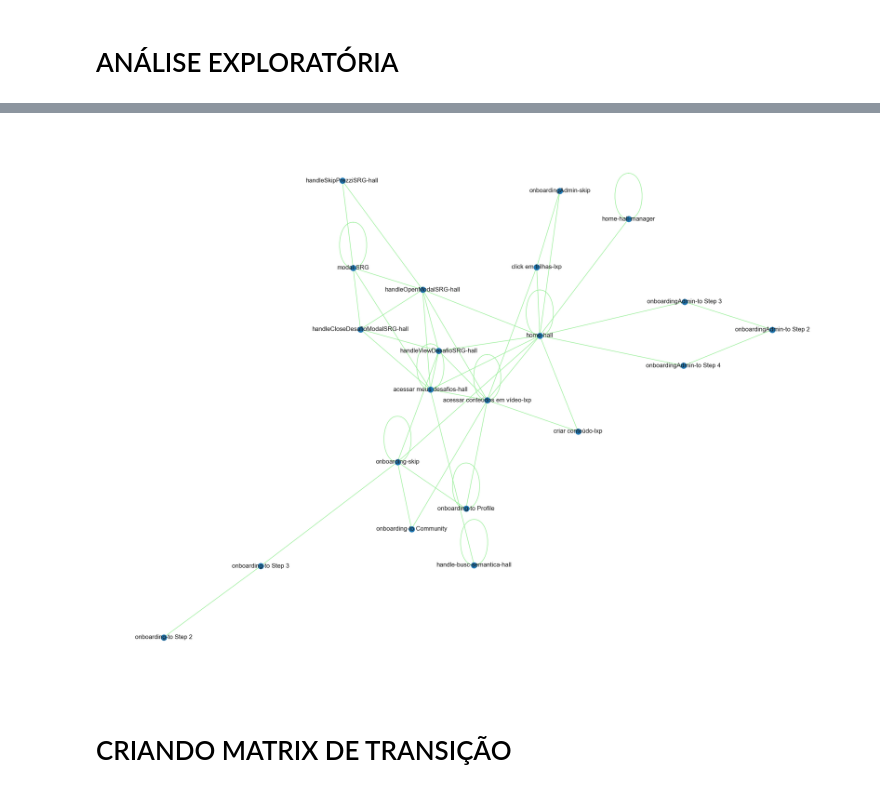
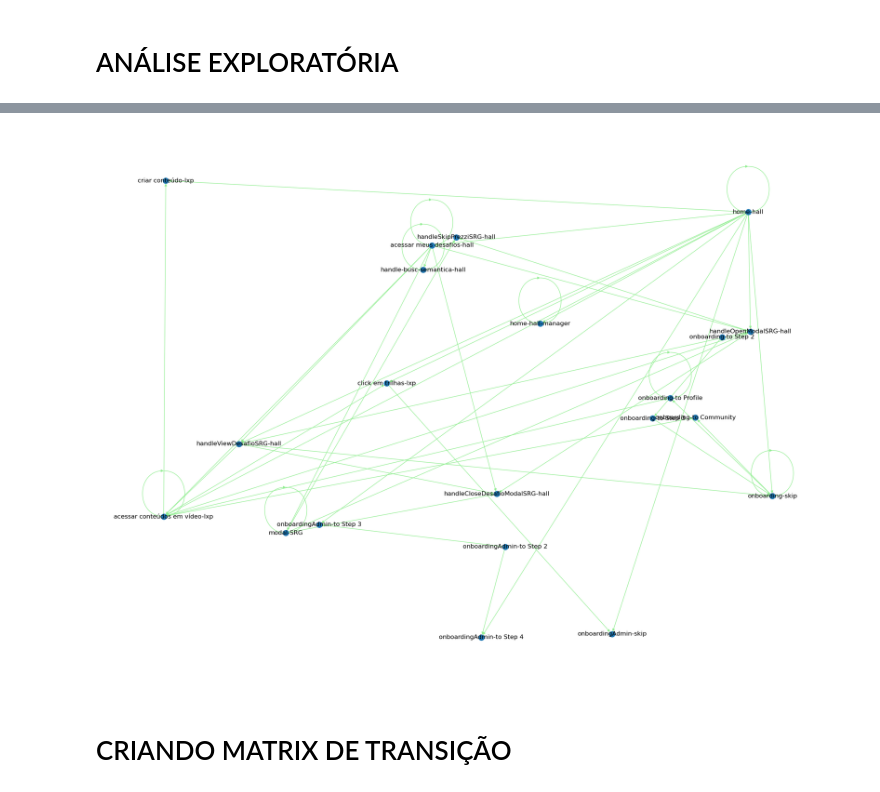
Before and after one commit to felipebns/frst2024, a Jupyter notebook: projeto.ipynb, the cells around one changed output, grey strips where cells are left out. Drawn from its saved outputs; the diff is of its cells as text; code cells hidden in the pictures.

```diff
--- a/projeto.ipynb
+++ b/projeto.ipynb
@@ -175,5 +176,5 @@ for lista in testando:
             # print(ast.literal_eval(lista)[i+1])
             # print('---')
             e_1 = ast.literal_eval(lista)[i+1]
-            value_.append(((counts[(e, e_1)])/(max(counts.values())/10)))
+            value_.append(counts[(e, e_1)])
 actions['value'] = value_
@@ -179,0 +197,6 @@ actions['value'] = value_
+# %%
+G = nx.from_pandas_edgelist(actions[0:500],
+                            source="from",
+                            target="to",
+                            edge_attr="value",
+                            create_using= nx.Graph())
@@ -179,0 +210,8 @@ actions['value'] = value_
+# %%
+net = Network(notebook=True, width="1000px", height="700px", bgcolor="#222222", font_color="white")
+
+node_degree = dict(G.degree)
+
+nx.set_node_attributes(G, node_degree, 'size')
+net.from_nx(G)
+net.show("Markov.html")
@@ -180,11 +222,16 @@ actions['value'] = value_
 # %%
 plt.figure(figsize=(20,15))
-G = nx.from_pandas_edgelist(actions[0:500], 'from', 'to')
+G = nx.DiGraph(directed=True)
+# G.add_edges_from([actions[0:500], 'from', 'to'])
+h = nx.from_pandas_edgelist(actions[0:500], 'from', 'to')
+G.add_nodes_from(h.nodes)
+G.add_edges_from(h.edges)
+pos = nx.random_layout(G)
 
-nx.draw(G, with_labels=True, edge_color='lightGreen', node_size=120, cmap=plt.cm.Blues, width=1) #add cores e frequencia
+nx.draw(G, pos, with_labels=True, edge_color='lightGreen', node_size=120, cmap=plt.cm.Blues, width=1, arrows=True) #add cores e frequencia
 plt.show()
 # %% [output]
-[figure, old version]
+[figure, new version]
 # %%
 # # libraries
 # import pandas as pd
```
Also changed, not shown: parts of 20 cells of this notebook.
